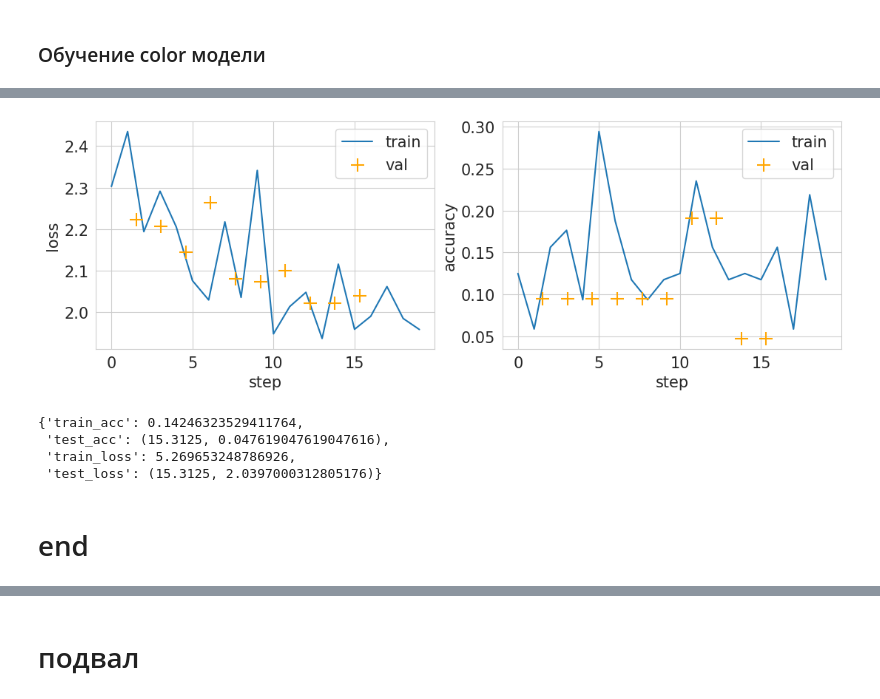
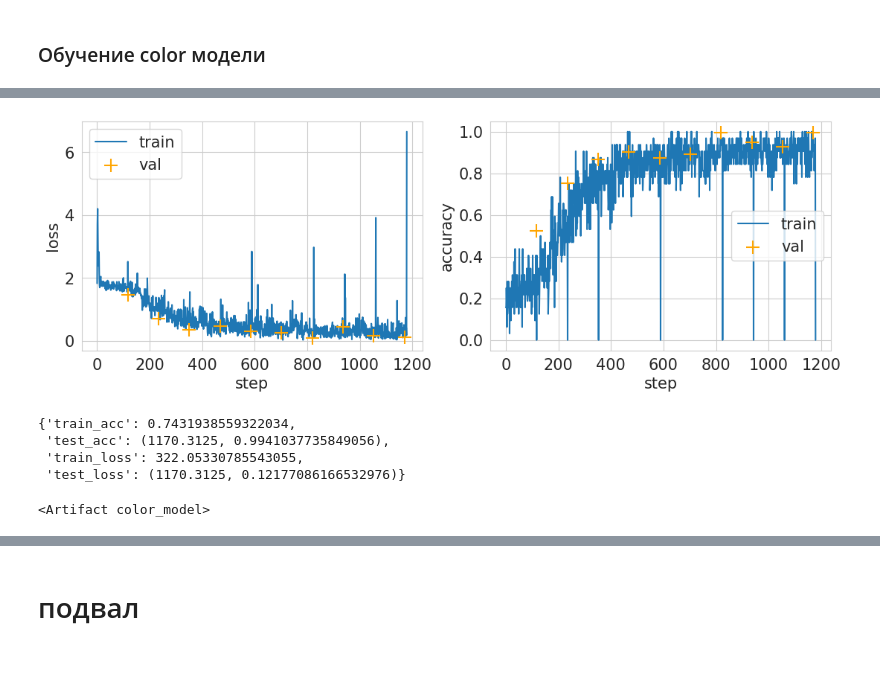
Before and after one commit to molivka/iu9-coursework, a Jupyter notebook: coursework_models_part.ipynb, the cells around one changed output, grey strips where cells are left out. Cells and saved outputs as stored; diff of their text form; code cells hidden in the pictures; blank space fills up the shorter version.

```diff
--- a/coursework_models_part.ipynb
+++ b/coursework_models_part.ipynb
@@ -554,3 +569,3 @@ perspective_optimizer = torch.optim.AdamW(perspective_model.parameters())
 # %%
-train(perspective_model, criterion, train_perspective_loader, val_loader, perspective_optimizer, num_epoches, batch_size, 'perspective')
+train(perspective_model, criterion, train_perspective_loader, val_loader, perspective_optimizer, num_epoches, batch_size, 'perspective', 'MOLI_Net')
 # %% [output]
@@ -562,5 +604,6 @@ train(perspective_model, criterion, train_perspective_loader, val_loader, perspe
 # %% [markdown]
 ### Обучение rotate модели
 # %%
-rotate_model = LokiNet().to(device)
+rotate_run = wandb_init('rotate', num_epoches)
+rotate_model = MOLI_Net().to(device)
 rotate_optimizer = torch.optim.AdamW(rotate_model.parameters())
@@ -567,3 +617,3 @@ rotate_optimizer = torch.optim.AdamW(rotate_model.parameters())
 # %%
-train(rotate_model, criterion, train_rotate_loader, val_loader, rotate_optimizer, num_epoches, batch_size, 'rotate')
+train(rotate_model, criterion, train_rotate_loader, val_loader, rotate_optimizer, num_epoches, batch_size, 'rotate', 'MOLI_Net')
 # %% [output]
@@ -575,5 +652,6 @@ train(rotate_model, criterion, train_rotate_loader, val_loader, rotate_optimizer
 # %% [markdown]
 ### Обучение color модели
 # %%
-color_model = LokiNet().to(device)
+color_run = wandb_init('color', num_epoches)
+color_model = MOLI_Net().to(device)
 color_optimizer = torch.optim.AdamW(color_model.parameters())
@@ -580,11 +664,16 @@ color_optimizer = torch.optim.AdamW(color_model.parameters())
 # %%
-train(color_model, criterion, train_color_loader, val_loader, color_optimizer, num_epoches, batch_size, 'color')
+train(color_model, criterion, train_color_loader, val_loader, color_optimizer, num_epoches, batch_size, 'color', 'MOLI_Net')
 # %% [output]
-[figure, old version]
+[figure, new version]
-{'train_acc': 0.14246323529411764,
- 'test_acc': (15.3125, 0.047619047619047616),
- 'train_loss': 5.269653248786926,
- 'test_loss': (15.3125, 2.0397000312805176)}
+{'train_acc': 0.7431938559322034,
+ 'test_acc': (1170.3125, 0.9941037735849056),
+ 'train_loss': 322.05330785543055,
+ 'test_loss': (1170.3125, 0.12177086166532976)}
-# %% [markdown]
-# end
+# %%
+torch.save(color_model.state_dict(), '/content/drive/MyDrive/color_model.h5')
+artifact = wandb.Artifact(name='color_model', type='model')
+artifact.add_file('/content/drive/MyDrive/color_model.h5')
+color_run.log_artifact(artifact)
+# %% [output]
+<Artifact color_model>
 # %%
```
Also changed, not shown: parts of 43 cells of this notebook.
